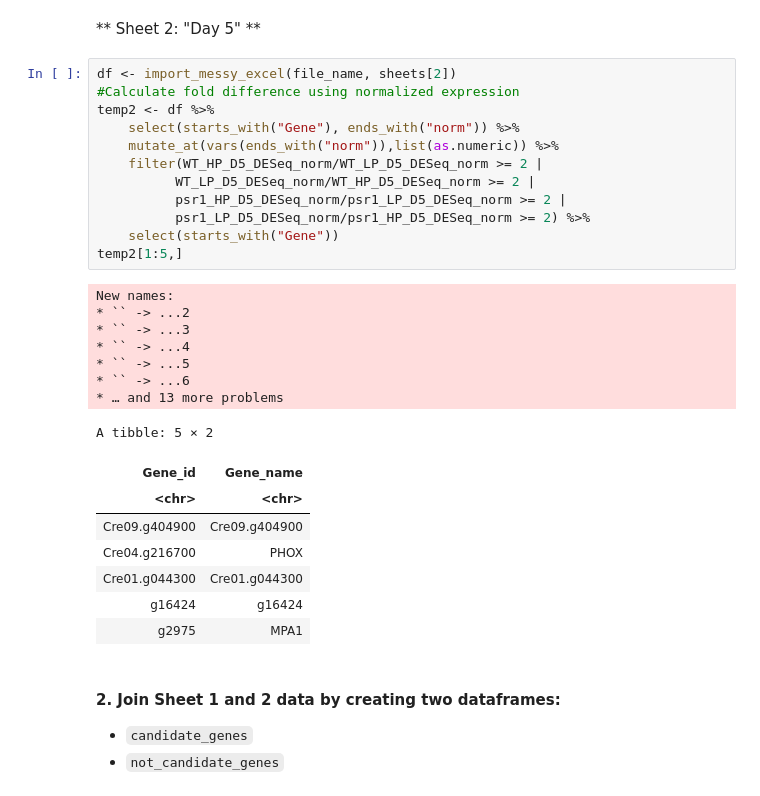
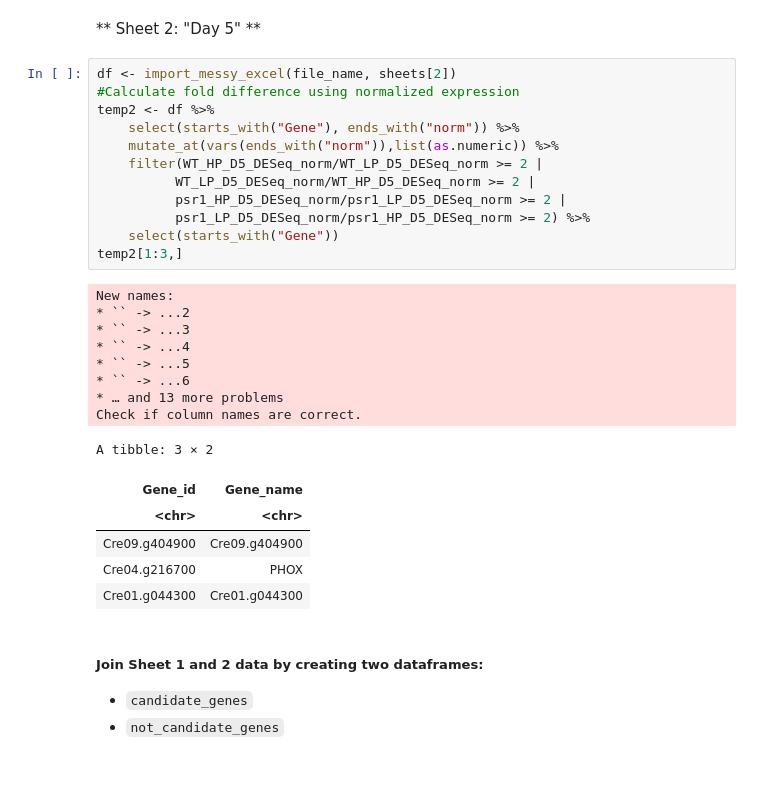
Before and after one commit to alicewchen/lipid_selection, a Jupyter notebook: analysis/generate_intermediate_data_01/01_Extract_relevant_genes.ipynb, the cells around one changed output. Saved outputs shown, nothing was run; the diff lists cells and outputs as text.

```diff
--- a/analysis/generate_intermediate_data_01/01_Extract_relevant_genes.ipynb
+++ b/analysis/generate_intermediate_data_01/01_Extract_relevant_genes.ipynb
@@ -229,33 +278,32 @@ A tibble: 5 × 2
 # %%
 df <- import_messy_excel(file_name, sheets[2])
 #Calculate fold difference using normalized expression
 temp2 <- df %>%
     select(starts_with("Gene"), ends_with("norm")) %>%
     mutate_at(vars(ends_with("norm")),list(as.numeric)) %>%
     filter(WT_HP_D5_DESeq_norm/WT_LP_D5_DESeq_norm >= 2 |
           WT_LP_D5_DESeq_norm/WT_HP_D5_DESeq_norm >= 2 |
           psr1_HP_D5_DESeq_norm/psr1_LP_D5_DESeq_norm >= 2 |
           psr1_LP_D5_DESeq_norm/psr1_HP_D5_DESeq_norm >= 2) %>%
     select(starts_with("Gene"))
-temp2[1:5,]
+temp2[1:3,]
 # %% [output]
 New names:
 * `` -> ...2
 * `` -> ...3
 * `` -> ...4
 * `` -> ...5
 * `` -> ...6
 * … and 13 more problems
+Check if column names are correct.
-A tibble: 5 × 2
+A tibble: 3 × 2
 | Gene_id | Gene_name |
 | <chr> | <chr> |
 | Cre09.g404900 | Cre09.g404900 |
 | Cre04.g216700 | PHOX |
 | Cre01.g044300 | Cre01.g044300 |
-| g16424 | g16424 |
-| g2975 | MPA1 |
 # %% [markdown]
-#### 2. Join Sheet 1 and 2 data by creating two dataframes:
+##### Join Sheet 1 and 2 data by creating two dataframes:
 * `candidate_genes`
 * `not_candidate_genes`
 # %%
```
Also changed, not shown: parts of 43 cells of this notebook, 1 other file.
